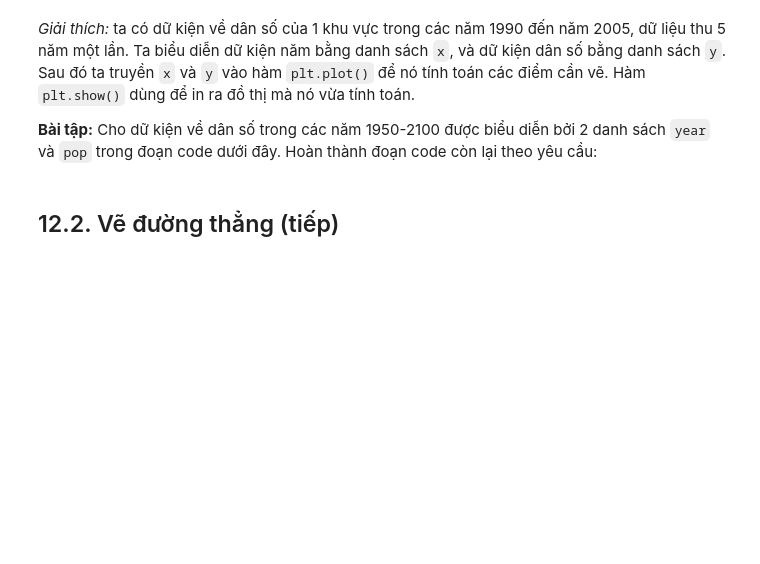
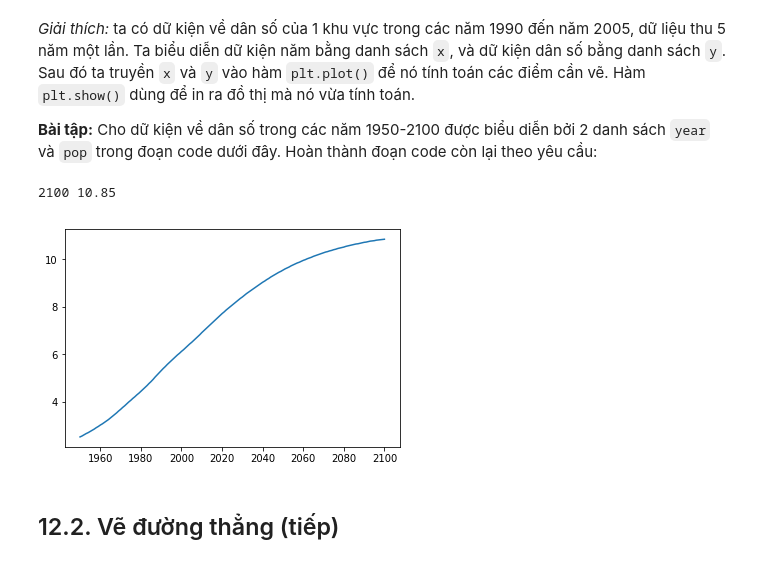
Before and after one commit to nnphuc/Machine-Learning, a Jupyter notebook: week 1/Bài tập.ipynb, the cells around one changed output. Drawn from its saved outputs; the diff is of its cells as text; code cells hidden in the pictures; blank space fills up the shorter version.

Commit message:
introduction python,numpy,matplotlib and scikit

```diff
--- a/week 1/Bài tập.ipynb
+++ b/week 1/Bài tập.ipynb
@@ -1531,15 +1561,20 @@ plt.show()
 # %%
 # khởi tạo
 year = [1950, 1951, 1952, 1953, 1954, 1955, 1956, 1957, 1958, 1959, 1960, 1961, 1962, 1963, 1964, 1965, 1966, 1967, 1968, 1969, 1970, 1971, 1972, 1973, 1974, 1975, 1976, 1977, 1978, 1979, 1980, 1981, 1982, 1983, 1984, 1985, 1986, 1987, 1988, 1989, 1990, 1991, 1992, 1993, 1994, 1995, 1996, 1997, 1998, 1999, 2000, 2001, 2002, 2003, 2004, 2005, 2006, 2007, 2008, 2009, 2010, 2011, 2012, 2013, 2014, 2015, 2016, 2017, 2018, 2019, 2020, 2021, 2022, 2023, 2024, 2025, 2026, 2027, 2028, 2029, 2030, 2031, 2032, 2033, 2034, 2035, 2036, 2037, 2038, 2039, 2040, 2041, 2042, 2043, 2044, 2045, 2046, 2047, 2048, 2049, 2050, 2051, 2052, 2053, 2054, 2055, 2056, 2057, 2058, 2059, 2060, 2061, 2062, 2063, 2064, 2065, 2066, 2067, 2068, 2069, 2070, 2071, 2072, 2073, 2074, 2075, 2076, 2077, 2078, 2079, 2080, 2081, 2082, 2083, 2084, 2085, 2086, 2087, 2088, 2089, 2090, 2091, 2092, 2093, 2094, 2095, 2096, 2097, 2098, 2099, 2100]
 pop = [2.53, 2.57, 2.62, 2.67, 2.71, 2.76, 2.81, 2.86, 2.92, 2.97, 3.03, 3.08, 3.14, 3.2, 3.26, 3.33, 3.4, 3.47, 3.54, 3.62, 3.69, 3.77, 3.84, 3.92, 4.0, 4.07, 4.15, 4.22, 4.3, 4.37, 4.45, 4.53, 4.61, 4.69, 4.78, 4.86, 4.95, 5.05, 5.14, 5.23, 5.32, 5.41, 5.49, 5.58, 5.66, 5.74, 5.82, 5.9, 5.98, 6.05, 6.13, 6.2, 6.28, 6.36, 6.44, 6.51, 6.59, 6.67, 6.75, 6.83, 6.92, 7.0, 7.08, 7.16, 7.24, 7.32, 7.4, 7.48, 7.56, 7.64, 7.72, 7.79, 7.87, 7.94, 8.01, 8.08, 8.15, 8.22, 8.29, 8.36, 8.42, 8.49, 8.56, 8.62, 8.68, 8.74, 8.8, 8.86, 8.92, 8.98, 9.04, 9.09, 9.15, 9.2, 9.26, 9.31, 9.36, 9.41, 9.46, 9.5, 9.55, 9.6, 9.64, 9.68, 9.73, 9.77, 9.81, 9.85, 9.88, 9.92, 9.96, 9.99, 10.03, 10.06, 10.09, 10.13, 10.16, 10.19, 10.22, 10.25, 10.28, 10.31, 10.33, 10.36, 10.38, 10.41, 10.43, 10.46, 10.48, 10.5, 10.52, 10.55, 10.57, 10.59, 10.61, 10.63, 10.65, 10.66, 10.68, 10.7, 10.72, 10.73, 10.75, 10.77, 10.78, 10.79, 10.81, 10.82, 10.83, 10.84, 10.85]
 
 # in ra phần tử cuối cùng của year và pop
-
+print(year[-1],pop[-1])
 
 # nhập vào matplotlib.pyplot, đặt tên nội bộ là plt
-
+import matplotlib.pyplot as plt
 
 # vẽ đồ thị đường thẳng: year nằm ở trục x, pop nằm ở trục y
+plt.plot(year,pop)
+plt.show()
+# %% [output]
+2100 10.85
+[figure, added]
 # %% [markdown]
 ## 12.2. Vẽ đường thẳng (tiếp)
 # %% [markdown]
```
Also changed, not shown: parts of 26 cells of this notebook, 1 other file.
